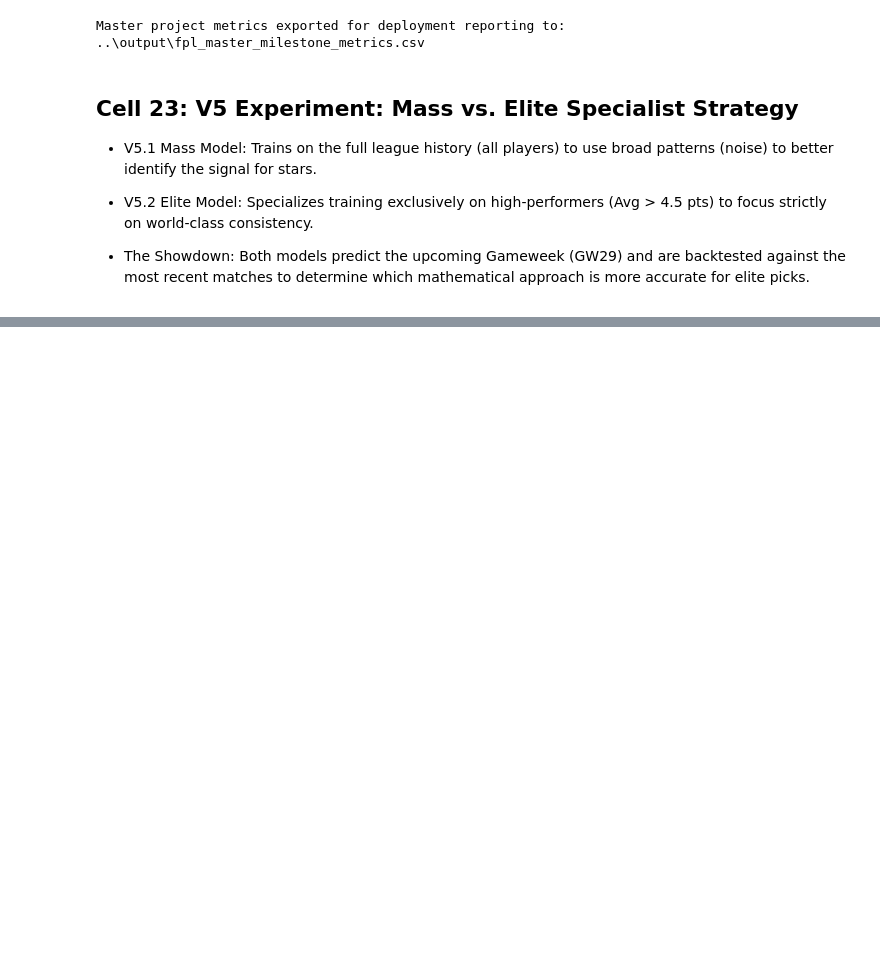
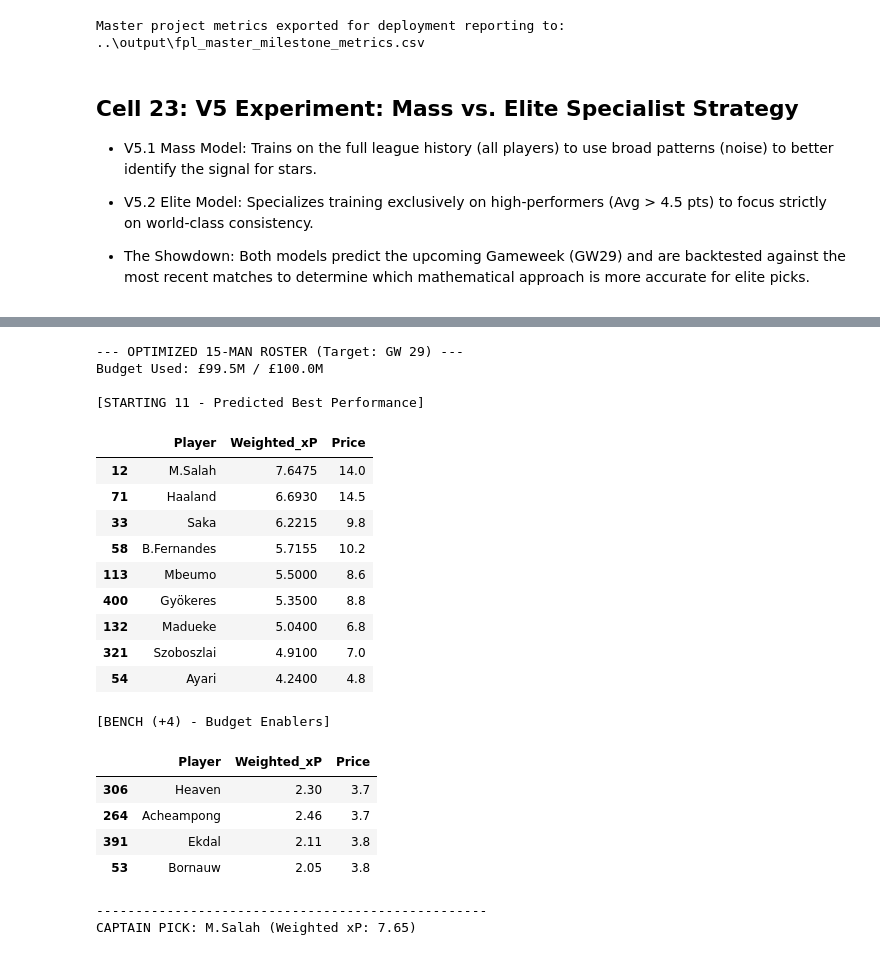
Before and after one commit to sophiedelrey/fpl_pipeline, a Jupyter notebook: models/forecaster_pro.ipynb, the cells around one changed output, grey strips where cells are left out. Drawn from its saved outputs; the diff is of its cells as text; code cells hidden in the pictures; blank space fills up the shorter version.

```diff
--- a/models/forecaster_pro.ipynb
+++ b/models/forecaster_pro.ipynb
@@ -2622,0 +2966,80 @@ VERDICT: Healthy Model (Low Overfit)
+# %%
+# [Cell: Master Squad Optimizer - Professional 100M Wildcard]
+
+def solve_wildcard_100m():
+    # 1. Take the leaderboard from the BEST model
+    leaderboard = leaderboard_v4.copy() if "V4" in best_model_name else leaderboard_v5.copy()
+
+    # 2. Map Live API Data
+    leaderboard['Price'] = leaderboard['Player'].map(lambda x: live_data.get(x, {}).get('price', 5.5))
+    leaderboard['Status'] = leaderboard['Player'].map(lambda x: live_data.get(x, {}).get('status', 'a'))
+    leaderboard = leaderboard[leaderboard['Status'] == 'a'].copy()
+
+    # 3. Penalty Taker Weighting
+    penalty_takers = ['M.Salah', 'Haaland', 'Palmer', 'Saka', 'B.Fernandes', 'Gordon', 'Solanke', 'Jimenez']
+    leaderboard['Weighted_xP'] = np.where(leaderboard['Player'].isin(penalty_takers),
+                                          leaderboard.iloc[:, 1] * 1.15,
+                                          leaderboard.iloc[:, 1])
+
+    # 4. SAFETY LOGIC: Reserve budget for 4 bench players (£4.0m each = £16.0m)
+    # We pick the 4 cheapest players in the league to fill the gaps
+    bench_fillers = leaderboard.sort_values('Price', ascending=True).head(4)
+
+    remaining_budget = 100.0 - bench_fillers['Price'].sum()
+    squad_starters = []
+    spent_on_starters = 0
+
+    # 5. Pick the Best 11 starters with the remaining budget
+    # We exclude the bench fillers from this pool to avoid duplicates
+    starter_pool = leaderboard[~leaderboard['Player'].isin(bench_fillers['Player'])]
+    starter_pool = starter_pool.sort_values('Weighted_xP', ascending=False)
+
+    for _, player in starter_pool.iterrows():
+        if len(squad_starters) < 11 and (spent_on_starters + player['Price']) <= remaining_budget:
+            squad_starters.append(player)
+            spent_on_starters += player['Price']
+
+    # 6. Create DataFrames
+    starting_11 = pd.DataFrame(squad_starters)
+    bench_4 = bench_fillers.copy()
+    total_spent = spent_on_starters + bench_fillers['Price'].sum()
+
+    return starting_11, bench_4, total_spent
+
+# Execute Optimizer
+opt_11, opt_bench, total_spent = solve_wildcard_100m()
+
+print(f"--- OPTIMIZED 15-MAN ROSTER (Target: GW {CURRENT_GW}) ---")
+print(f"Budget Used: £{total_spent:.1f}M / £100.0M")
+
+print("\n[STARTING 11 - Predicted Best Performance]")
+display(opt_11[['Player', 'Weighted_xP', 'Price']])
+
+print("\n[BENCH (+4) - Budget Enablers]")
+display(opt_bench[['Player', 'Weighted_xP', 'Price']])
+
+print("-" * 50)
+print(f"CAPTAIN PICK: {opt_11.iloc[0]['Player']} (Weighted xP: {opt_11.iloc[0]['Weighted_xP']:.2f})")
+# %% [output]
+--- OPTIMIZED 15-MAN ROSTER (Target: GW 29) ---
+Budget Used: £99.5M / £100.0M
+
+[STARTING 11 - Predicted Best Performance]
+|  | Player | Weighted_xP | Price |
+| 12 | M.Salah | 7.6475 | 14.0 |
+| 71 | Haaland | 6.6930 | 14.5 |
+| 33 | Saka | 6.2215 | 9.8 |
+| 58 | B.Fernandes | 5.7155 | 10.2 |
+| 113 | Mbeumo | 5.5000 | 8.6 |
+| 400 | Gyökeres | 5.3500 | 8.8 |
+| 132 | Madueke | 5.0400 | 6.8 |
+| 321 | Szoboszlai | 4.9100 | 7.0 |
+| 54 | Ayari | 4.2400 | 4.8 |
+[BENCH (+4) - Budget Enablers]
+|  | Player | Weighted_xP | Price |
+| 306 | Heaven | 2.30 | 3.7 |
+| 264 | Acheampong | 2.46 | 3.7 |
+| 391 | Ekdal | 2.11 | 3.8 |
+| 53 | Bornauw | 2.05 | 3.8 |
+--------------------------------------------------
+CAPTAIN PICK: M.Salah (Weighted xP: 7.65)
```
Also changed, not shown: parts of 51 cells of this notebook.
